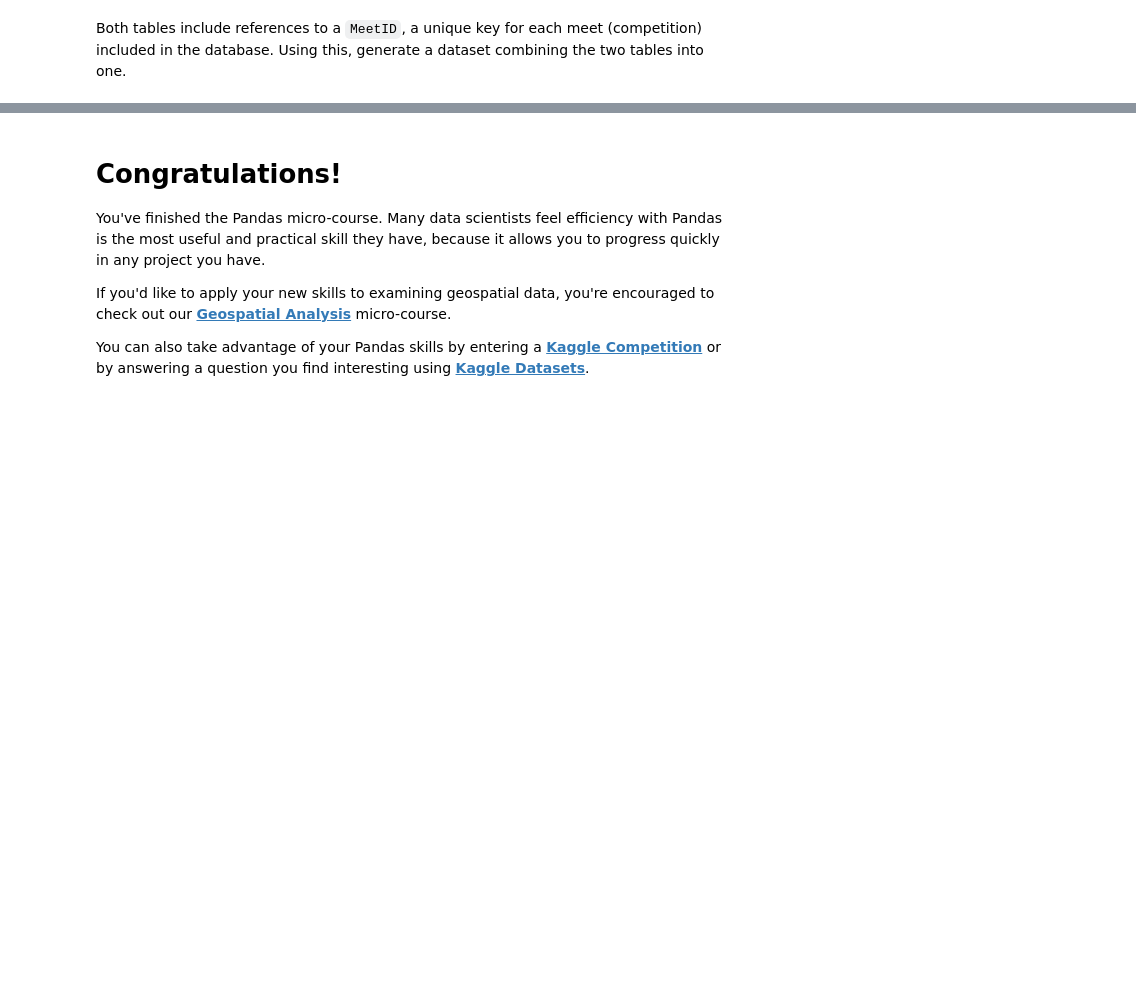
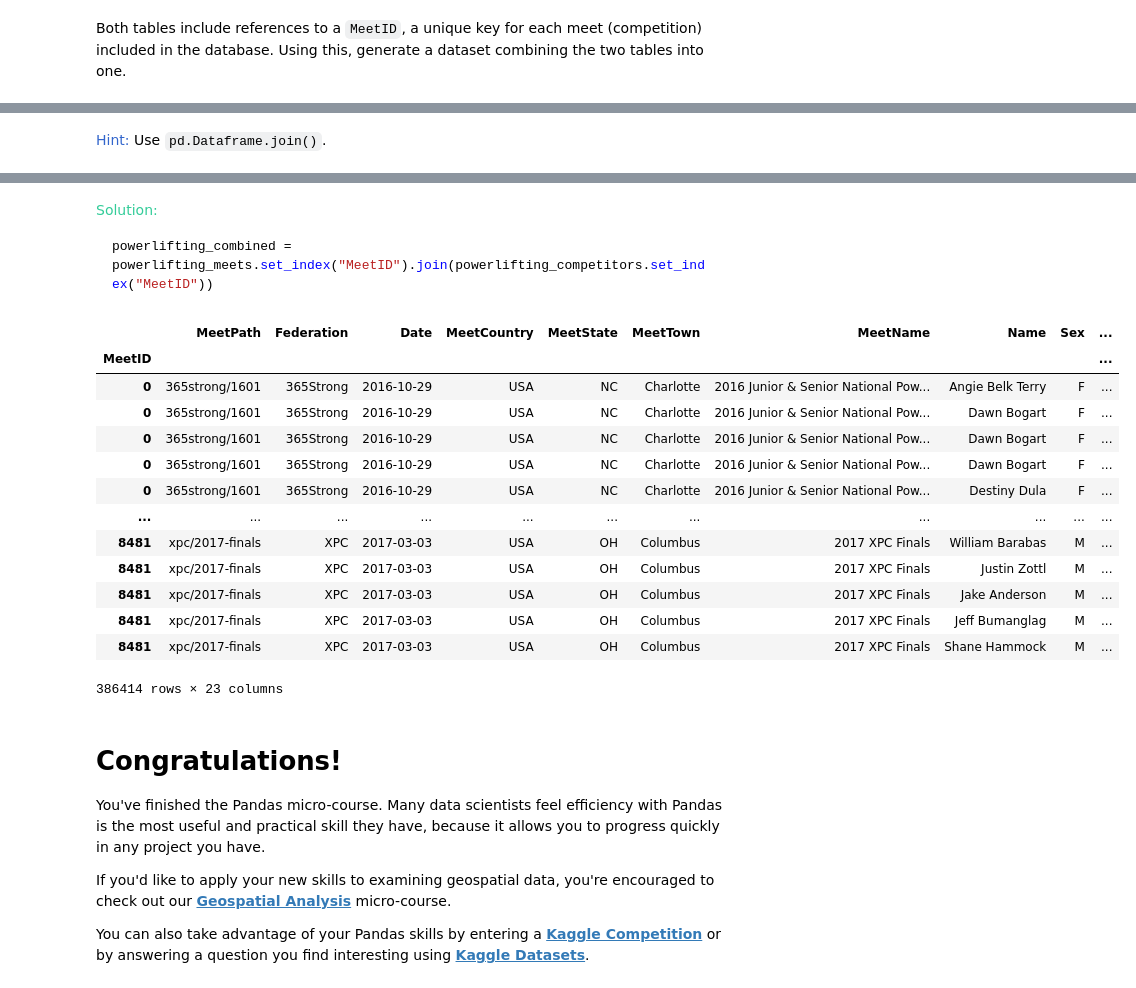
Before and after one commit to RaTon84/Kaggle, a Jupyter notebook: Exercise_Renaming_and_Combining.ipynb, the cells around one changed output, grey strips where cells are left out. Drawn from its saved outputs; the diff is of its cells as text; code cells hidden in the pictures; blank space fills up the shorter version.

````diff
--- a/Exercise_Renaming_and_Combining.ipynb
+++ b/Exercise_Renaming_and_Combining.ipynb
@@ -153,3 +179,4 @@ q4.check()
 # %%
-#q4.hint()
-#q4.solution()
+q4.hint()
+q4.solution()
+# %% [output]
@@ -155,0 +184 @@ q4.check()
+<span style="color:#3366cc">Hint:</span> Use `pd.Dataframe.join()`.
@@ -156,3 +186,21 @@ q4.check()
+<span style="color:#33cc99">Solution:</span>
+```python
+powerlifting_combined = powerlifting_meets.set_index("MeetID").join(powerlifting_competitors.set_index("MeetID"))
+```
+|  | MeetPath | Federation | Date | MeetCountry | MeetState | MeetTown | MeetName | Name | Sex | ... |
+| MeetID |  |  |  |  |  |  |  |  |  | ... |
+| 0 | 365strong/1601 | 365Strong | 2016-10-29 | USA | NC | Charlotte | 2016 Junior & Senior National Pow... | Angie Belk Terry | F | ... |
+| 0 | 365strong/1601 | 365Strong | 2016-10-29 | USA | NC | Charlotte | 2016 Junior & Senior National Pow... | Dawn Bogart | F | ... |
+| 0 | 365strong/1601 | 365Strong | 2016-10-29 | USA | NC | Charlotte | 2016 Junior & Senior National Pow... | Dawn Bogart | F | ... |
+| 0 | 365strong/1601 | 365Strong | 2016-10-29 | USA | NC | Charlotte | 2016 Junior & Senior National Pow... | Dawn Bogart | F | ... |
+| 0 | 365strong/1601 | 365Strong | 2016-10-29 | USA | NC | Charlotte | 2016 Junior & Senior National Pow... | Destiny Dula | F | ... |
+| ... | ... | ... | ... | ... | ... | ... | ... | ... | ... | ... |
+| 8481 | xpc/2017-finals | XPC | 2017-03-03 | USA | OH | Columbus | 2017 XPC Finals | William Barabas | M | ... |
+| 8481 | xpc/2017-finals | XPC | 2017-03-03 | USA | OH | Columbus | 2017 XPC Finals | Justin Zottl | M | ... |
+| 8481 | xpc/2017-finals | XPC | 2017-03-03 | USA | OH | Columbus | 2017 XPC Finals | Jake Anderson | M | ... |
+| 8481 | xpc/2017-finals | XPC | 2017-03-03 | USA | OH | Columbus | 2017 XPC Finals | Jeff Bumanglag | M | ... |
+| 8481 | xpc/2017-finals | XPC | 2017-03-03 | USA | OH | Columbus | 2017 XPC Finals | Shane Hammock | M | ... |
+386414 rows × 23 columns
 # %% [markdown]
 # Congratulations!
 
````
Also changed, not shown: parts of 3 cells of this notebook.
